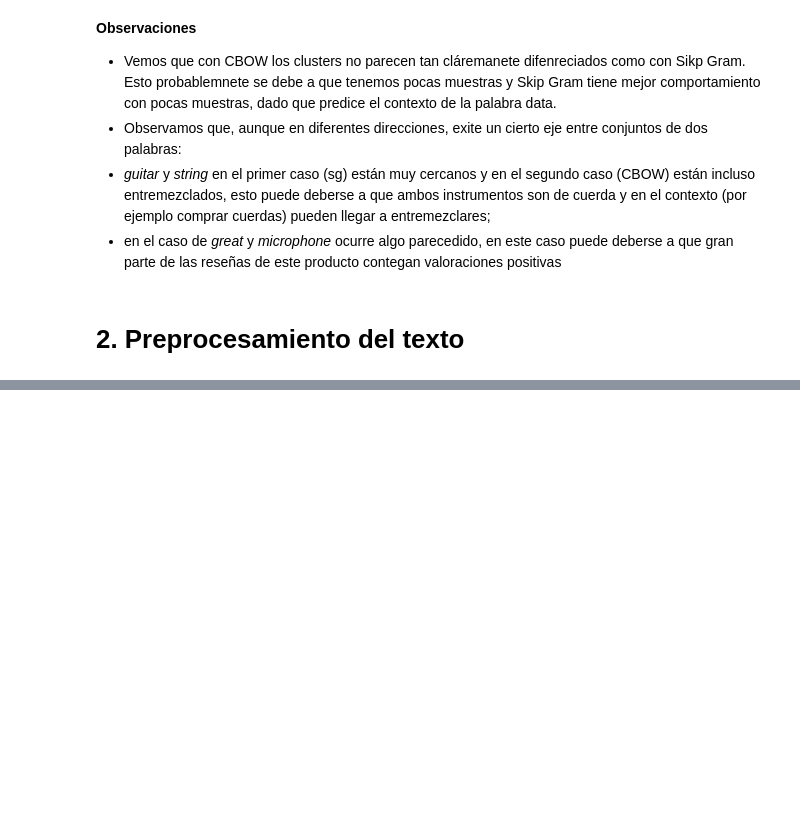
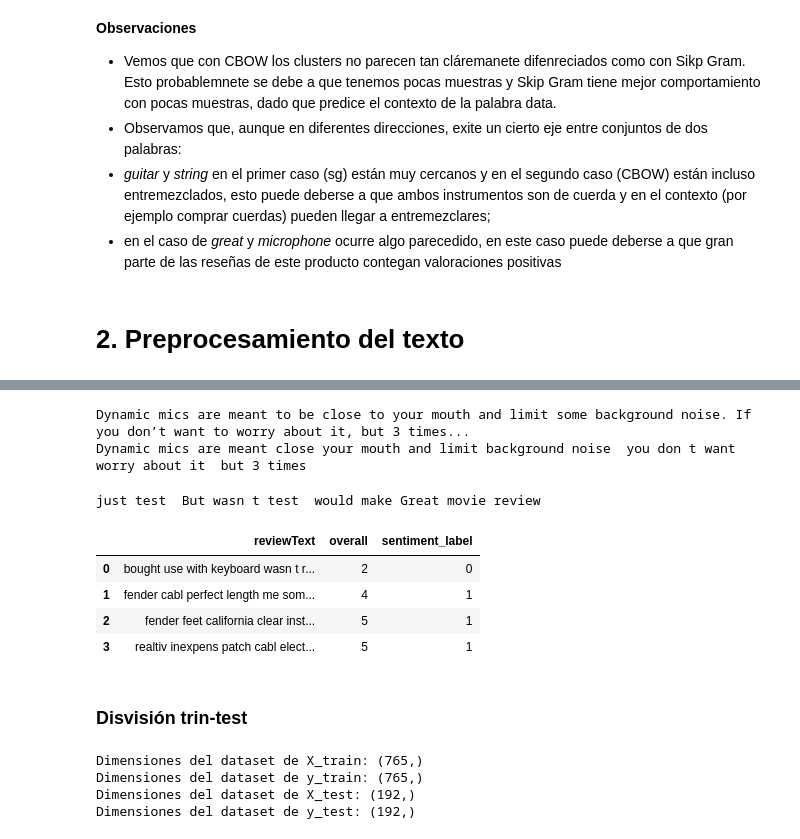
Before and after one commit to IrenaVent/11-NLP, a Jupyter notebook: Practica-NLP-Irena-Vent.ipynb, the cells around one changed output, grey strips where cells are left out. Saved outputs shown, nothing was run; the diff lists cells and outputs as text; code cells hidden in the pictures; blank space fills up the shorter version.

Commit message:
add: preprocess function and train test split

```diff
--- a/Practica-NLP-Irena-Vent.ipynb
+++ b/Practica-NLP-Irena-Vent.ipynb
@@ -706,0 +762,68 @@ segundo caso (CBOW) están incluso entremezclados, esto puede deberse a que  amb
+# %%
+nlp = NLP(
+       replace_words=False,
+       remove_stopwords=True,
+       remove_numbers=False,
+       )
+
+print("Dynamic mics are meant to be close to your mouth and limit some background noise. If you don’t want to worry about it, but 3 times...")
+print(nlp.process("Dynamic mics are meant to be close to your mouth and limit some background noise. If you don’t want to worry about it, but 3 times..."))
+# %% [output]
+Dynamic mics are meant to be close to your mouth and limit some background noise. If you don’t want to worry about it, but 3 times...
+Dynamic mics are meant close your mouth and limit background noise  you don t want worry about it  but 3 times
+# %%
+print(nlp.process("This is just a <em>test</em>.<br/><br /> But if it wasn't a test, it would make for a <b>Great</b> movie review!"))
+# %% [output]
+just test  But wasn t test  would make Great movie review
+# %%
+# definimos función de preprocesado
+def preprocess(review):
+
+  # indicamos stopwords
+  stopwords = ['but', 'a', 'at', 'i', 'or', 'and', 'is', 'are', 'you', 'he', 'she', 'it', 'we', 'they', 'the', 'to', 'of', 'on', 'if', 'be', 'my', 'so', 'for', 'it', 'by']
+
+  # convertimos el texto en string
+  sentence=str(review)
+
+  # nlppreprocess
+  text = nlp.process(sentence)
+
+  # limpiamos texto: HTML, urls, simbols, numbres, etc.
+  sentence=text.replace('{html}',"")
+
+  cleaner = re.compile('<.*?>')
+  clean_text = re.sub(cleaner, '', sentence)
+
+  rem_url=re.sub(r'http\S+', '',clean_text)
+  rem_num = re.sub('[0-9]+', '', rem_url)
+  rem_num = re.sub(r"[^a-zA-Z0-9]", " ", rem_num)
+
+  # tokenizamos - dividimos por espacios
+  words = rem_num.split()
+
+  # eliminamos stopwords
+  words = [w for w in words if w not in stopwords]
+
+  # aplicamos stemming
+  words = [PorterStemmer().stem(w) for w in words]
+
+  # prueba Lemmatizer
+  #lemmatizer = WordNetLemmatizer()
+  # words = [lemmatizer.lemmatize(w).strip() for w in words]
+
+  return ' '.join(words)
+# %%
+# preprocesamos reviews
+for x in range(data_subset.shape[0]):
+  review =data_subset.loc[x]['reviewText']
+  data_subset.loc[x, 'reviewText'] = preprocess(review)
+# %%
+data_subset.head(4)
+# %% [output]
+|  | reviewText | overall | sentiment_label |
+| 0 | bought use with keyboard wasn t r... | 2 | 0 |
+| 1 | fender cabl perfect length me som... | 4 | 1 |
+| 2 | fender feet california clear inst... | 5 | 1 |
+| 3 | realtiv inexpens patch cabl elect... | 5 | 1 |
+# %% [markdown]
+### Disvisión trin-test
@@ -706,0 +836,11 @@ segundo caso (CBOW) están incluso entremezclados, esto puede deberse a que  amb
+# %%
+# mostramos dimensiones
+print(f'Dimensiones del dataset de X_train: {X_train.shape}')
+print(f'Dimensiones del dataset de y_train: {y_train.shape}')
+print(f'Dimensiones del dataset de X_test: {X_test.shape}')
+print(f'Dimensiones del dataset de y_test: {y_test.shape}')
+# %% [output]
+Dimensiones del dataset de X_train: (765,)
+Dimensiones del dataset de y_train: (765,)
+Dimensiones del dataset de X_test: (192,)
+Dimensiones del dataset de y_test: (192,)
```
Also changed, not shown: parts of 21 cells of this notebook.
